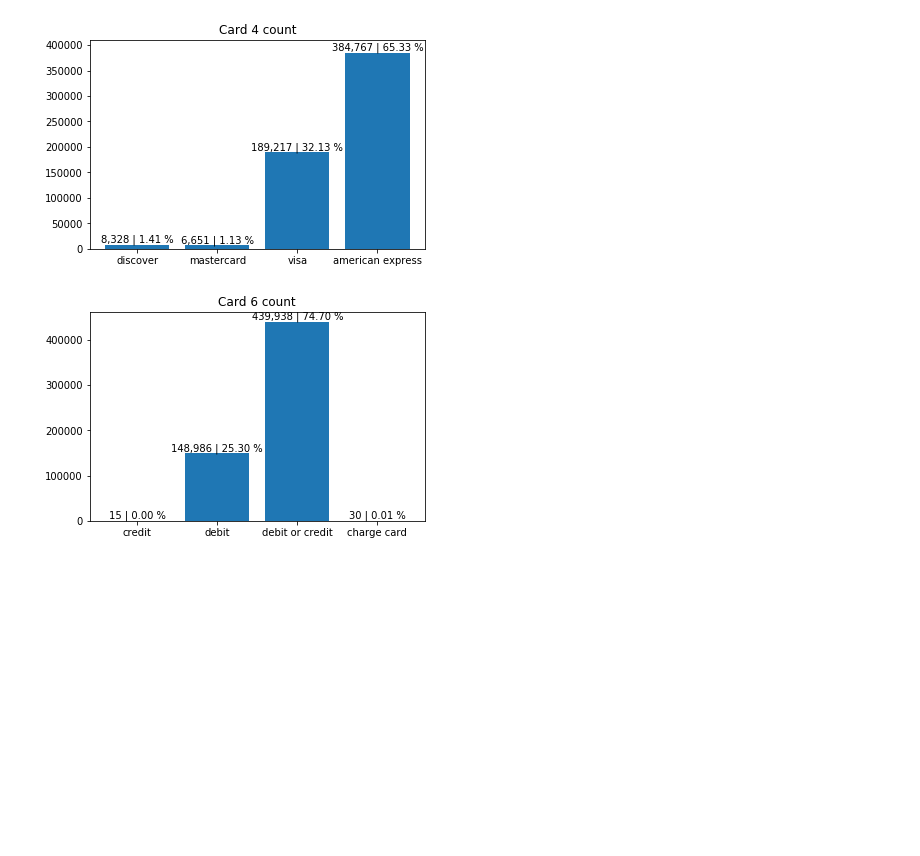
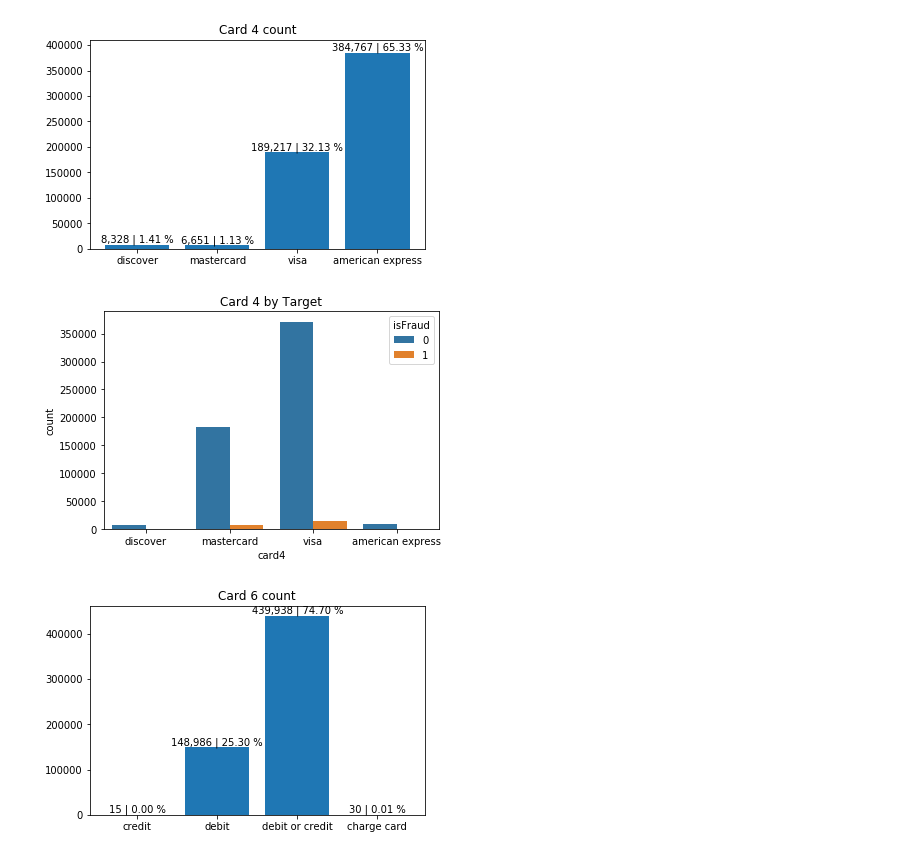
Before and after one commit to AlessandroVol23/ieee_cis_fraud_detection_kaggle, a Jupyter notebook: notebooks/0.1_AV_EDA.ipynb, the cells around one changed output. Drawn from its saved outputs; the diff is of its cells as text; code cells hidden in the pictures; blank space fills up the shorter version.

```diff
--- a/notebooks/0.1_AV_EDA.ipynb
+++ b/notebooks/0.1_AV_EDA.ipynb
@@ -301,6 +327,11 @@ ax.set_ylim(top=410000)
 plt.subplots_adjust(hspace = 0.6, top = 0.85)
 # %% [output]
 [figure]
+# %%
+plot = sns.countplot(x="card4", hue="isFraud", data=df_transaction)
+plot.set_title("Card 4 by Target");
+# %% [output]
+[figure, added]
 # %%
 # Card 6
 fig, ax = plt.subplots()
```
Also changed, not shown: parts of 46 cells of this notebook.
